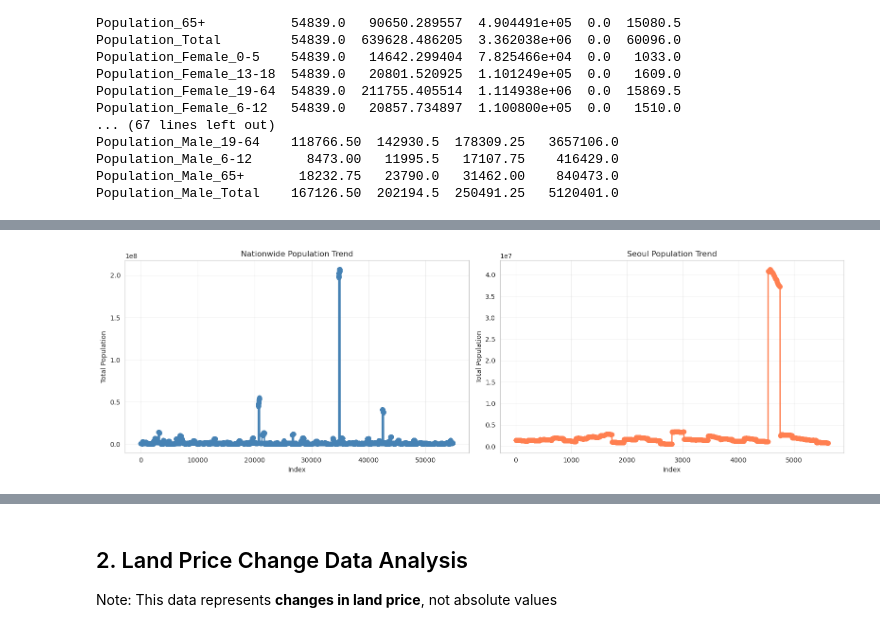
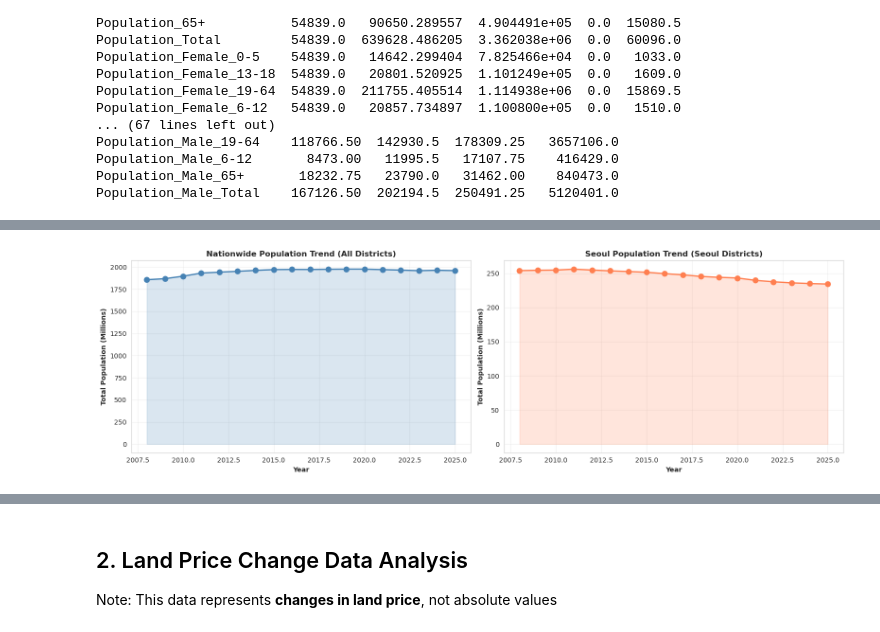
Before and after one commit to omzz15/intro-to-big-data-group-project, a Jupyter notebook: notebooks/EDA/cleaned-datasets-eda.ipynb, the cells around one changed output, grey strips where cells are left out. Saved outputs shown, nothing was run; the diff lists cells and outputs as text; code cells hidden in the pictures.

```diff
--- a/notebooks/EDA/cleaned-datasets-eda.ipynb
+++ b/notebooks/EDA/cleaned-datasets-eda.ipynb
@@ -251,53 +251,53 @@ Population_Male_Total    167126.50  202194.5  250491.25   5120401.0
 # %%
 import numpy as np
 import matplotlib.pyplot as plt
+import pandas as pd
 
-# Visualize population trends
-numeric_pop_cols = pop_nationwide.select_dtypes(include=[np.number]).columns
-numeric_pop_seoul_cols = pop_seoul.select_dtypes(include=[np.number]).columns
+# Parse dates and aggregate population data
+pop_nationwide['Date'] = pd.to_datetime(pop_nationwide['Date'])
+pop_seoul['Date'] = pd.to_datetime(pop_seoul['Date'])
 
+# Extract year for grouping
+pop_nationwide['Year'] = pop_nationwide['Date'].dt.year
+pop_seoul['Year'] = pop_seoul['Date'].dt.year
+
+print("\n" + "="*70)
+print("POPULATION DATA STRUCTURE")
+print("="*70)
+print(f"\nNationwide: {len(pop_nationwide)} records from {pop_nationwide['Date'].min()} to {pop_nationwide['Date'].max()}")
+print(f"Seoul: {len(pop_seoul)} records from {pop_seoul['Date'].min()} to {pop_seoul['Date'].max()}")
+print(f"\nNationwide Districts: {pop_nationwide['District'].nunique()}")
+print(f"Seoul Districts: {pop_seoul['District'].nunique()}")
+
+# Aggregate by year for trend analysis
+pop_nationwide_yearly = pop_nationwide.groupby('Year')['Population_Total'].sum().reset_index()
+pop_seoul_yearly = pop_seoul.groupby('Year')['Population_Total'].sum().reset_index()
+
+# 1. Total Population Trends
 fig, axes = plt.subplots(1, 2, figsize=(16, 5))
 
-# Nationwide population by year
-if len(numeric_pop_cols) > 0:
-    yearly_sum = pop_nationwide[numeric_pop_cols].sum(axis=1)
-    axes[0].plot(yearly_sum.index, yearly_sum.values, marker='o', linewidth=2, color='steelblue')
-    axes[0].set_xlabel('Index')
-    axes[0].set_ylabel('Total Population')
-    axes[0].set_title('Nationwide Population Trend')
-    axes[0].grid(True, alpha=0.3)
+axes[0].plot(pop_nationwide_yearly['Year'], pop_nationwide_yearly['Population_Total'] / 1e6,
+             marker='o', linewidth=2, color='steelblue', markersize=8)
+axes[0].set_xlabel('Year', fontweight='bold')
+axes[0].set_ylabel('Total Population (Millions)', fontweight='bold')
+axes[0].set_title('Nationwide Population Trend (All Districts)', fontweight='bold')
+axes[0].grid(True, alpha=0.3)
+axes[0].fill_between(pop_nationwide_yearly['Year'], pop_nationwide_yearly['Population_Total'] / 1e6,
+                     alpha=0.2, color='steelblue')
 
-# Seoul population by year
-if len(numeric_pop_seoul_cols) > 0:
-    yearly_seoul_sum = pop_seoul[numeric_pop_seoul_cols].sum(axis=1)
-    axes[1].plot(yearly_seoul_sum.index, yearly_seoul_sum.values, marker='o', linewidth=2, color='coral')
-    axes[1].set_xlabel('Index')
-    axes[1].set_ylabel('Total Population')
-    axes[1].set_title('Seoul Population Trend')
-    axes[1].grid(True, alpha=0.3)
+axes[1].plot(pop_seoul_yearly['Year'], pop_seoul_yearly['Population_Total'] / 1e6,
+             marker='o', linewidth=2, color='coral', markersize=8)
+axes[1].set_xlabel('Year', fontweight='bold')
+axes[1].set_ylabel('Total Population (Millions)', fontweight='bold')
+axes[1].set_title('Seoul Population Trend (Seoul Districts)', fontweight='bold')
+axes[1].grid(True, alpha=0.3)
+axes[1].fill_between(pop_seoul_yearly['Year'], pop_seoul_yearly['Population_Total'] / 1e6,
+                     alpha=0.2, color='coral')
 
 plt.tight_layout()
 plt.show()
 
-# Age group distribution - Nationwide
-if len(numeric_pop_cols) > 1:
-    fig, ax = plt.subplots(figsize=(14, 6))
-    pop_nationwide[numeric_pop_cols].iloc[-1].plot(kind='bar', ax=ax, color='steelblue')
-    ax.set_title('Age Group Distribution - Nationwide (Latest Year)')
-    ax.set_xlabel('Age Groups')
-    ax.set_ylabel('Population')
-    plt.xticks(rotation=45, ha='right')
-    plt.tight_layout()
-    plt.show()
-
-# Age group distribution - Seoul
-if len(numeric_pop_seoul_cols) > 1:
-    fig, ax = plt.subplots(figsize=(14, 6))
-    pop_seoul[numeric_pop_seoul_cols].iloc[-1].plot(kind='bar', ax=ax, color='coral')
-    ax.set_title('Age Group Distribution - Seoul (Latest Year)')
-    ax.set_xlabel('Age Groups')
-    ax.set_ylabel('Population')
-    plt.xticks(rotation=45, ha='right')
-    plt.tight_layout()
-    plt.show()
+print(f"\n💡 Nationwide total population in {pop_nationwide_yearly['Year'].max()}: {pop_nationwide_yearly['Population_Total'].iloc[-1]:,.0f}")
+print(f"💡 Seoul total population in {pop_seoul_yearly['Year'].max()}: {pop_seoul_yearly['Population_Total'].iloc[-1]:,.0f}")
+print(f"💡 Seoul represents {(pop_seoul_yearly['Population_Total'].iloc[-1] / pop_nationwide_yearly['Population_Total'].iloc[-1] * 100):.1f}% of covered districts")
 # %% [output]
@@ -304 +313 @@ if len(numeric_pop_seoul_cols) > 1:
-[figure, old version]
+[figure, new version]
```
Also changed, not shown: parts of 17 cells of this notebook, 8 other files.
